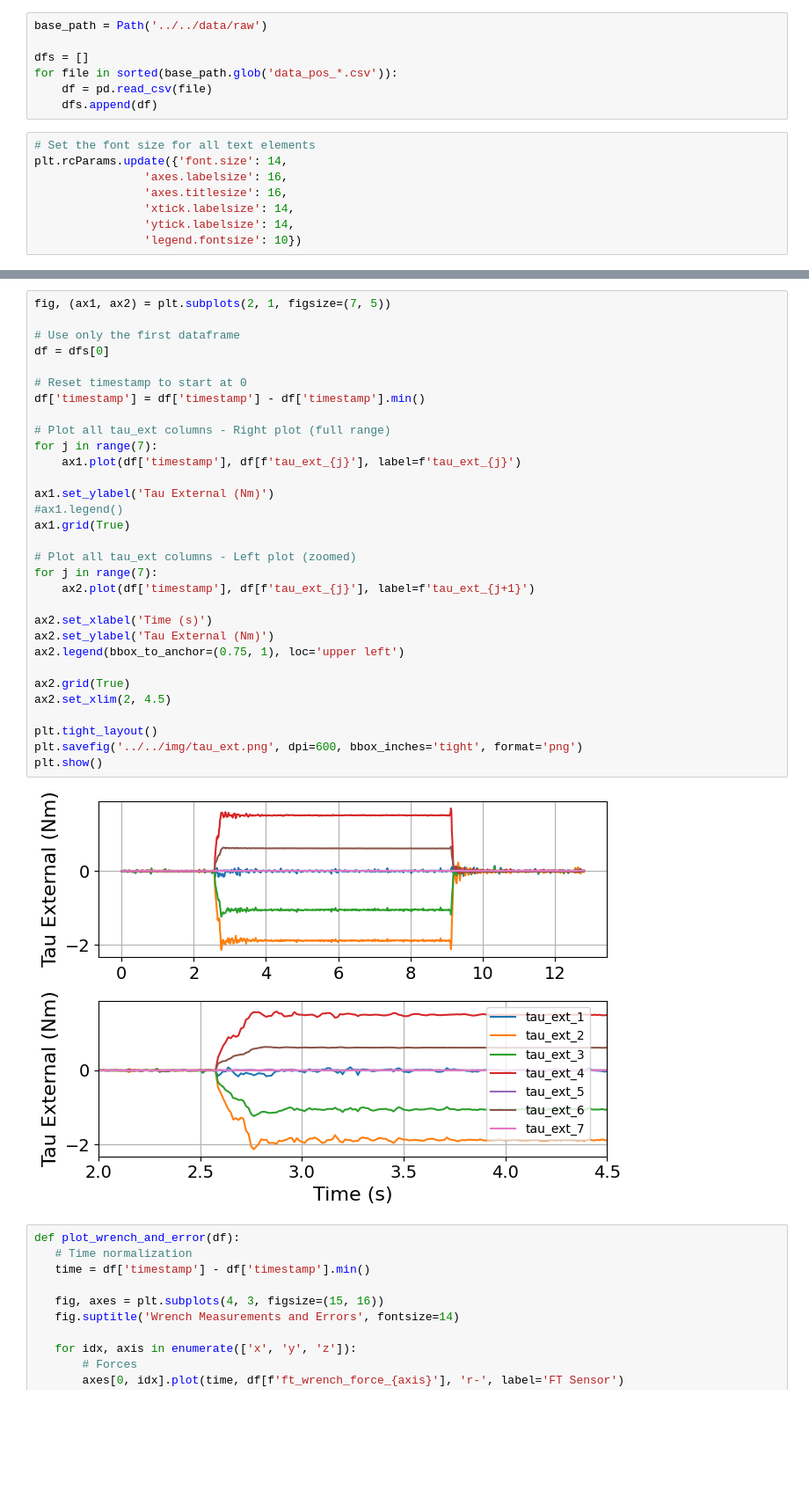
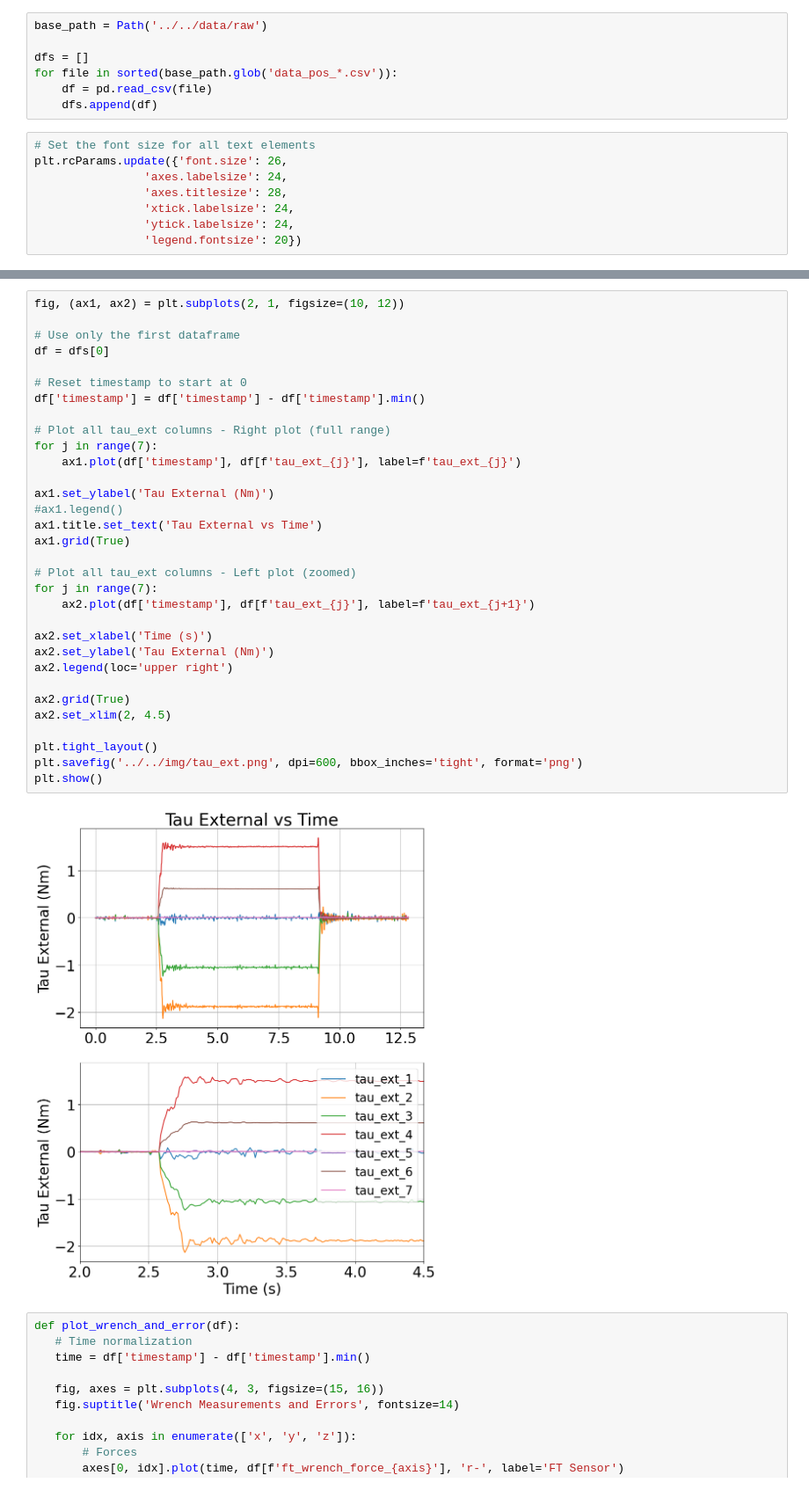
Before and after one commit to rayangdn/virtual_tactile_pad, a Jupyter notebook: ros_ws/src/virtual_tactile_pad/utils/contact_experiments/panda_experiments.ipynb, the cells around one changed output, grey strips where cells are left out. Shown at 88% size. Cells and saved outputs as stored; diff of their text form; blank space fills up the shorter version.

```diff
--- a/ros_ws/src/virtual_tactile_pad/utils/contact_experiments/panda_experiments.ipynb
+++ b/ros_ws/src/virtual_tactile_pad/utils/contact_experiments/panda_experiments.ipynb
@@ -13,12 +13,12 @@ for file in sorted(base_path.glob('data_pos_*.csv')):
     dfs.append(df)
 # %%
 # Set the font size for all text elements
-plt.rcParams.update({'font.size': 14,
-                'axes.labelsize': 16,
-                'axes.titlesize': 16,
-                'xtick.labelsize': 14,
-                'ytick.labelsize': 14,
-                'legend.fontsize': 10})
+plt.rcParams.update({'font.size': 26,
+                'axes.labelsize': 24,
+                'axes.titlesize': 28,
+                'xtick.labelsize': 24,
+                'ytick.labelsize': 24,
+                'legend.fontsize': 20})
 # %%
 fig, axes = plt.subplots(5, 2, figsize=(15, 25))
 axes = axes.flatten()
@@ -43,36 +43,37 @@ plt.show()
 # %%
-fig, (ax1, ax2) = plt.subplots(2, 1, figsize=(7, 5))
+fig, (ax1, ax2) = plt.subplots(2, 1, figsize=(10, 12))
 
 # Use only the first dataframe
 df = dfs[0]
 
 # Reset timestamp to start at 0
 df['timestamp'] = df['timestamp'] - df['timestamp'].min()
 
 # Plot all tau_ext columns - Right plot (full range)
 for j in range(7):
     ax1.plot(df['timestamp'], df[f'tau_ext_{j}'], label=f'tau_ext_{j}')
 
 ax1.set_ylabel('Tau External (Nm)')
 #ax1.legend()
+ax1.title.set_text('Tau External vs Time')
 ax1.grid(True)
 
 # Plot all tau_ext columns - Left plot (zoomed)
 for j in range(7):
     ax2.plot(df['timestamp'], df[f'tau_ext_{j}'], label=f'tau_ext_{j+1}')
 
 ax2.set_xlabel('Time (s)')
 ax2.set_ylabel('Tau External (Nm)')
-ax2.legend(bbox_to_anchor=(0.75, 1), loc='upper left')
+ax2.legend(loc='upper right')
 
 ax2.grid(True)
 ax2.set_xlim(2, 4.5)
 
 plt.tight_layout()
 plt.savefig('../../img/tau_ext.png', dpi=600, bbox_inches='tight', format='png')
 plt.show()
 # %% [output]
-[figure, old version]
+[figure, new version]
 # %%
 def plot_wrench_and_error(df):
    # Time normalization
```
Also changed, not shown: parts of 1 cell of this notebook, 1 other file.
